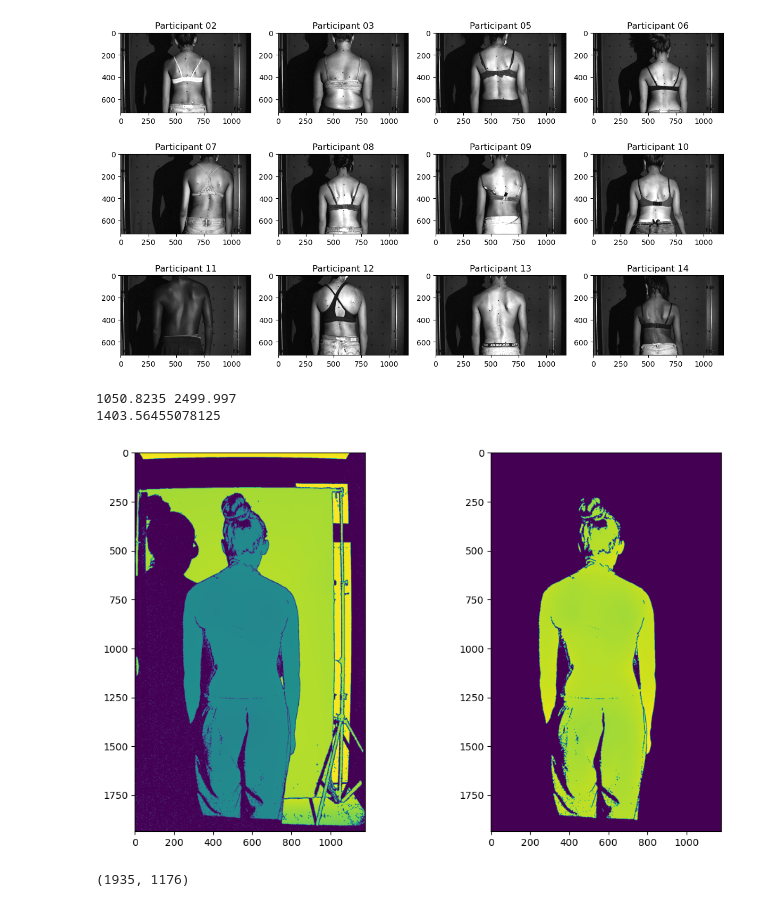
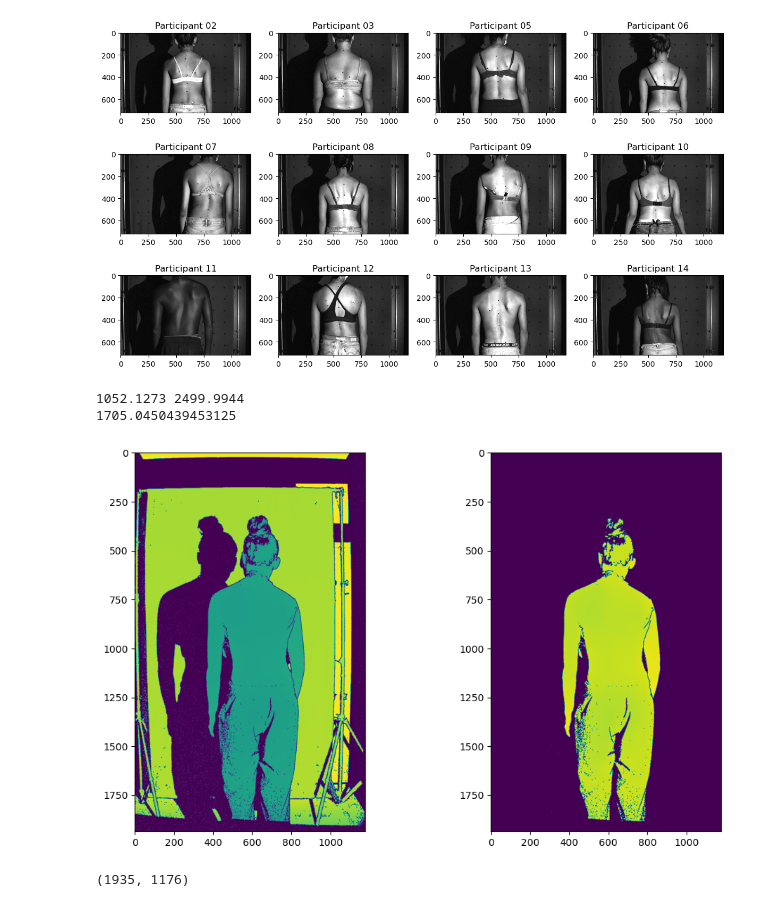
Before and after one commit to ghazalebra/interface_scoliose, a Jupyter notebook: automatic_crop.ipynb, the cells around one changed output. Saved outputs shown, nothing was run; the diff lists cells and outputs as text; code cells hidden in the pictures.

```diff
--- a/automatic_crop.ipynb
+++ b/automatic_crop.ipynb
@@ -158,26 +158,26 @@ for filename in os.listdir(path+'\landmarks'):
 with open(path+'\dict\positions.json', 'w') as positions:
             json.dump(dict_coordo, positions)
 # %%
-xyz = np.load(r'D:\StageE23\Data\Ete_2023\Participant19\autocorrection\Prise02\xyz_images\pt19_auto_02_136246_XYZ_0.npy')
+xyz = np.load(r'D:\StageE23\Data\Ete_2023\Participant19\Corrected\Prise02\xyz_images\pt19_corrected_02_131969_XYZ_0.npy')
 z = xyz[:,:,2]
 
 zz = z[np.where(z>0)]
 zz = zz[np.where(zz<2500)]
 print(np.min(zz), np.max(zz))
 body_z = np.quantile(zz, 0.3)
 print(body_z)
 z_nobg = copy.deepcopy(z)
 z_nobg[np.where(z > body_z + 300)] = False
 z_nobg = median_filter(z_nobg, 3)
 
 fig, (ax1, ax2) = plt.subplots(1,2)
 ax1.imshow(z)
 ax2.imshow(z_nobg)
 plt.show()
 # %% [output]
-1050.8235 2499.997
-1403.56455078125
+1052.1273 2499.9944
+1705.0450439453125
-[figure, old version]
+[figure, new version]
 # %%
 def equalize_histogram(img, max, w):
     # Calcul de la transformation
```
Also changed, not shown: 2 other files.
